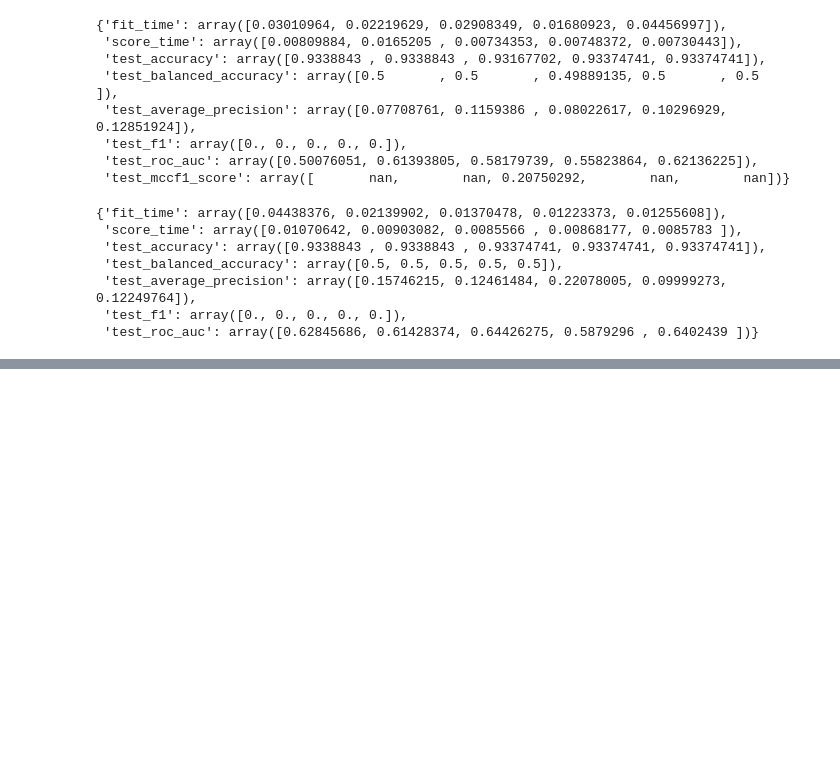
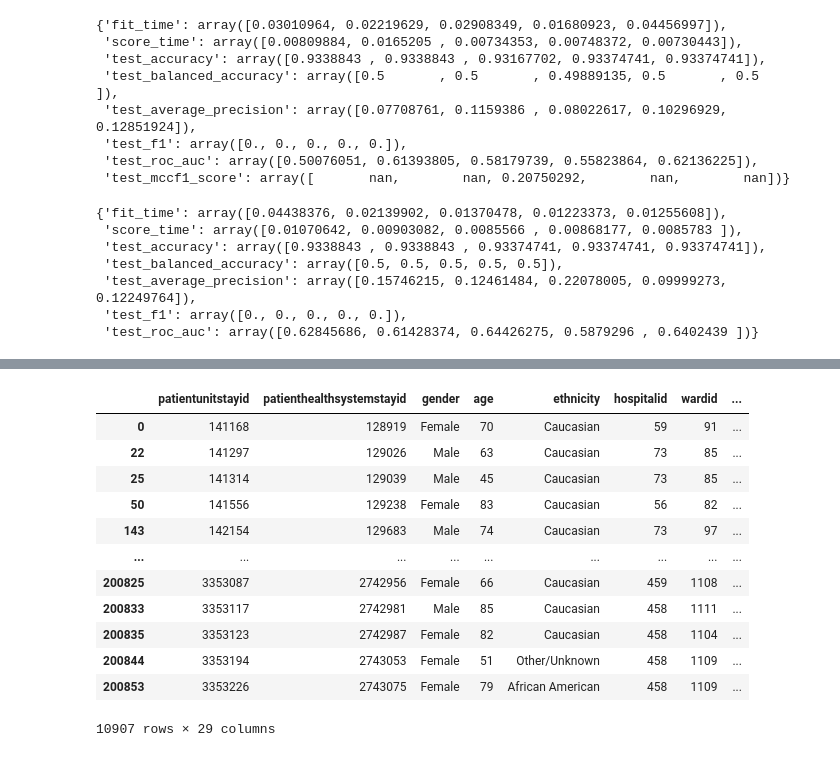
Before and after one commit to ryashpal/eICU-EHR-Pipeline, a Jupyter notebook: notebooks/testing.ipynb, the cells around one changed output, grey strips where cells are left out. Drawn from its saved outputs; the diff is of its cells as text; code cells hidden in the pictures; blank space fills up the shorter version.

```diff
--- a/notebooks/testing.ipynb
+++ b/notebooks/testing.ipynb
@@ -517,0 +565,17 @@ lrScores
+# %%
+expiredPatientDf = patientDf[patientDf.unitdischargestatus == 'Expired']
+expiredPatientDf
+# %% [output]
+|  | patientunitstayid | patienthealthsystemstayid | gender | age | ethnicity | hospitalid | wardid | ... |
+| 0 | 141168 | 128919 | Female | 70 | Caucasian | 59 | 91 | ... |
+| 22 | 141297 | 129026 | Male | 63 | Caucasian | 73 | 85 | ... |
+| 25 | 141314 | 129039 | Male | 45 | Caucasian | 73 | 85 | ... |
+| 50 | 141556 | 129238 | Female | 83 | Caucasian | 56 | 82 | ... |
+| 143 | 142154 | 129683 | Male | 74 | Caucasian | 73 | 97 | ... |
+| ... | ... | ... | ... | ... | ... | ... | ... | ... |
+| 200825 | 3353087 | 2742956 | Female | 66 | Caucasian | 459 | 1108 | ... |
+| 200833 | 3353117 | 2742981 | Male | 85 | Caucasian | 458 | 1111 | ... |
+| 200835 | 3353123 | 2742987 | Female | 82 | Caucasian | 458 | 1104 | ... |
+| 200844 | 3353194 | 2743053 | Female | 51 | Other/Unknown | 458 | 1109 | ... |
+| 200853 | 3353226 | 2743075 | Female | 79 | African American | 458 | 1109 | ... |
+10907 rows × 29 columns
```
Also changed, not shown: parts of 10 cells of this notebook, 5 other files.
